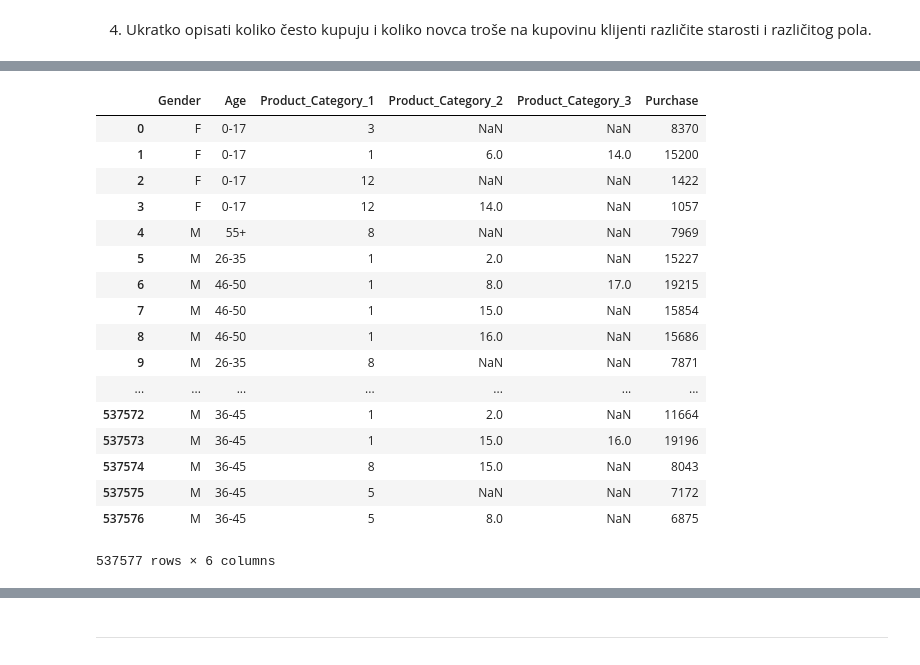
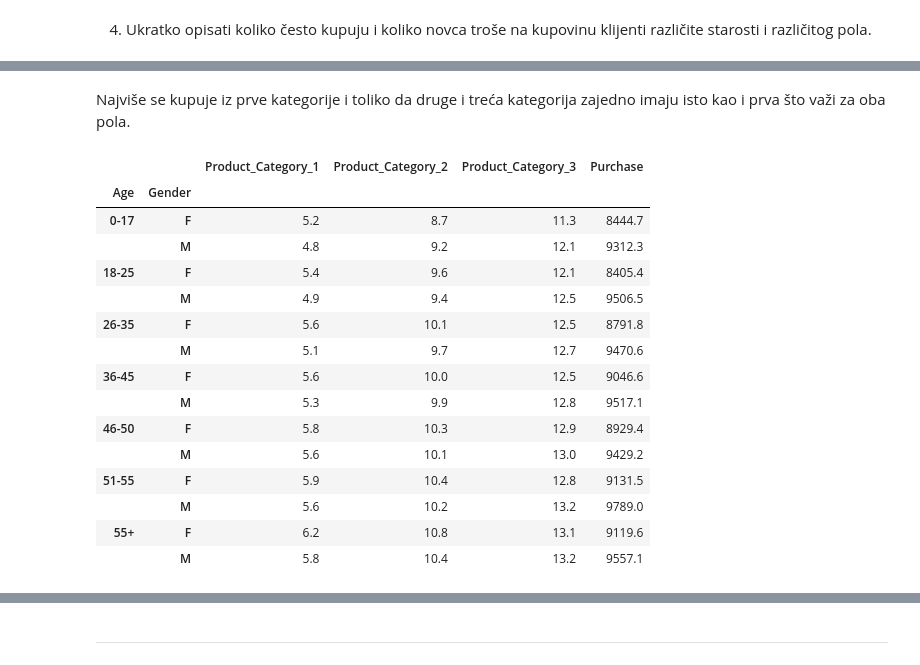
Before and after one commit to markostalma/DataGeeks, a Jupyter notebook: MarkoStalmatovicDrugiDomaci.ipynb, the cells around one changed output, grey strips where cells are left out. Drawn from its saved outputs; the diff is of its cells as text; code cells hidden in the pictures.

```diff
--- a/MarkoStalmatovicDrugiDomaci.ipynb
+++ b/MarkoStalmatovicDrugiDomaci.ipynb
@@ -56,21 +90,22 @@ Name: Purchase, dtype: float64
+# %% [markdown]
+Najviše se kupuje iz prve kategorije i toliko da druge i treća kategorija zajedno imaju isto kao i prva što važi za oba pola.
 # %%
-df[['Gender', 'Age', 'Product_Category_1', 'Product_Category_2', 'Product_Category_3', 'Purchase']]
+df.pivot_table(['Product_Category_1','Product_Category_2','Product_Category_3', 'Purchase'],
+               ['Age', 'Gender'] ).round(1)
 # %% [output]
-|  | Gender | Age | Product_Category_1 | Product_Category_2 | Product_Category_3 | Purchase |
-| 0 | F | 0-17 | 3 | NaN | NaN | 8370 |
-| 1 | F | 0-17 | 1 | 6.0 | 14.0 | 15200 |
-| 2 | F | 0-17 | 12 | NaN | NaN | 1422 |
-| 3 | F | 0-17 | 12 | 14.0 | NaN | 1057 |
-| 4 | M | 55+ | 8 | NaN | NaN | 7969 |
-| 5 | M | 26-35 | 1 | 2.0 | NaN | 15227 |
-| 6 | M | 46-50 | 1 | 8.0 | 17.0 | 19215 |
-| 7 | M | 46-50 | 1 | 15.0 | NaN | 15854 |
-| 8 | M | 46-50 | 1 | 16.0 | NaN | 15686 |
-| 9 | M | 26-35 | 8 | NaN | NaN | 7871 |
-| ... | ... | ... | ... | ... | ... | ... |
-| 537572 | M | 36-45 | 1 | 2.0 | NaN | 11664 |
-| 537573 | M | 36-45 | 1 | 15.0 | 16.0 | 19196 |
-| 537574 | M | 36-45 | 8 | 15.0 | NaN | 8043 |
-| 537575 | M | 36-45 | 5 | NaN | NaN | 7172 |
-| 537576 | M | 36-45 | 5 | 8.0 | NaN | 6875 |
+|  |  | Product_Category_1 | Product_Category_2 | Product_Category_3 | Purchase |
+| Age | Gender |  |  |  |  |
+| 0-17 | F | 5.2 | 8.7 | 11.3 | 8444.7 |
+|  | M | 4.8 | 9.2 | 12.1 | 9312.3 |
+| 18-25 | F | 5.4 | 9.6 | 12.1 | 8405.4 |
+|  | M | 4.9 | 9.4 | 12.5 | 9506.5 |
+| 26-35 | F | 5.6 | 10.1 | 12.5 | 8791.8 |
+|  | M | 5.1 | 9.7 | 12.7 | 9470.6 |
+| 36-45 | F | 5.6 | 10.0 | 12.5 | 9046.6 |
+|  | M | 5.3 | 9.9 | 12.8 | 9517.1 |
+| 46-50 | F | 5.8 | 10.3 | 12.9 | 8929.4 |
+|  | M | 5.6 | 10.1 | 13.0 | 9429.2 |
+| 51-55 | F | 5.9 | 10.4 | 12.8 | 9131.5 |
+|  | M | 5.6 | 10.2 | 13.2 | 9789.0 |
+| 55+ | F | 6.2 | 10.8 | 13.1 | 9119.6 |
+|  | M | 5.8 | 10.4 | 13.2 | 9557.1 |
-537577 rows × 6 columns
```
Also changed, not shown: parts of 22 cells of this notebook, 1 other file.
